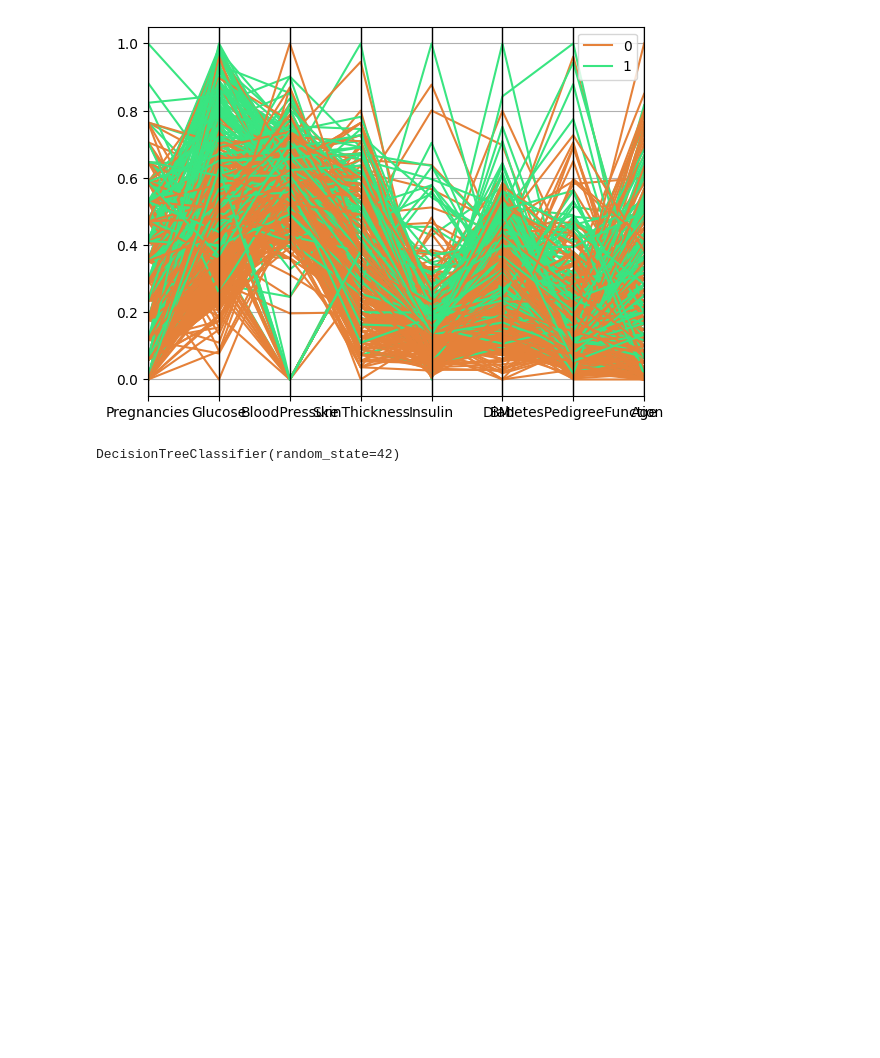
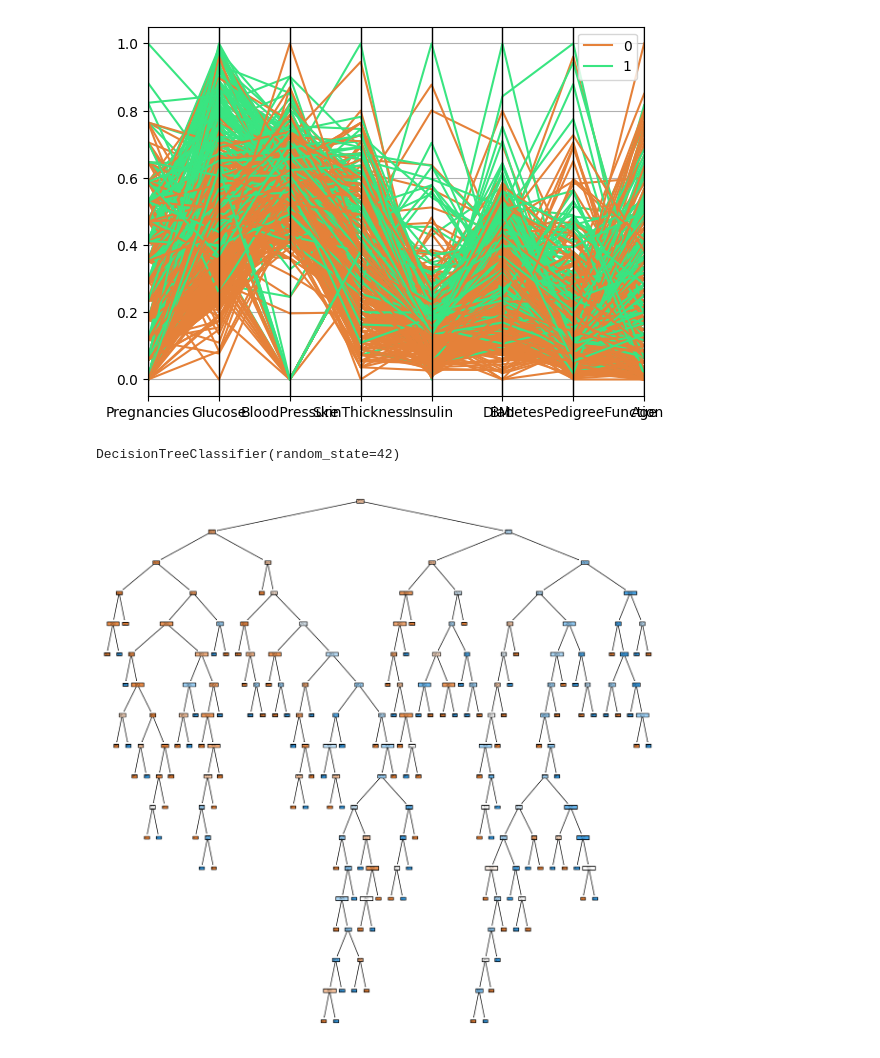
Before and after one commit to bartowen/desicion_tree_algo, a Jupyter notebook: src/explore.ipynb, the cells around one changed output. Drawn from its saved outputs; the diff is of its cells as text; code cells hidden in the pictures; blank space fills up the shorter version.

```diff
--- a/src/explore.ipynb
+++ b/src/explore.ipynb
@@ -748,3 +748,13 @@ model = DecisionTreeClassifier(random_state=42)
 model.fit(X_train,y_train)
 # %% [output]
 DecisionTreeClassifier(random_state=42)
+# %%
+from sklearn import tree
+
+fig = plt.figure(figsize=(15,15))
+
+tree.plot_tree(model, feature_names = list(X_train.columns), class_names = ["0", "1"], filled = True)
+
+plt.show()
+# %% [output]
+[figure, added]
```
